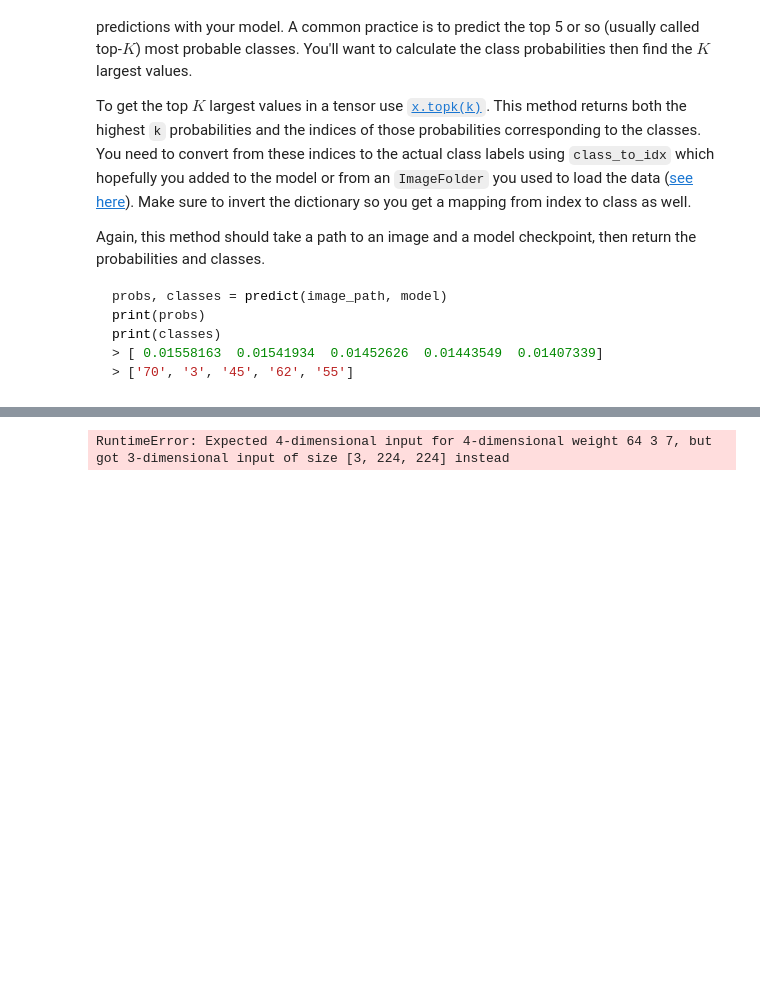
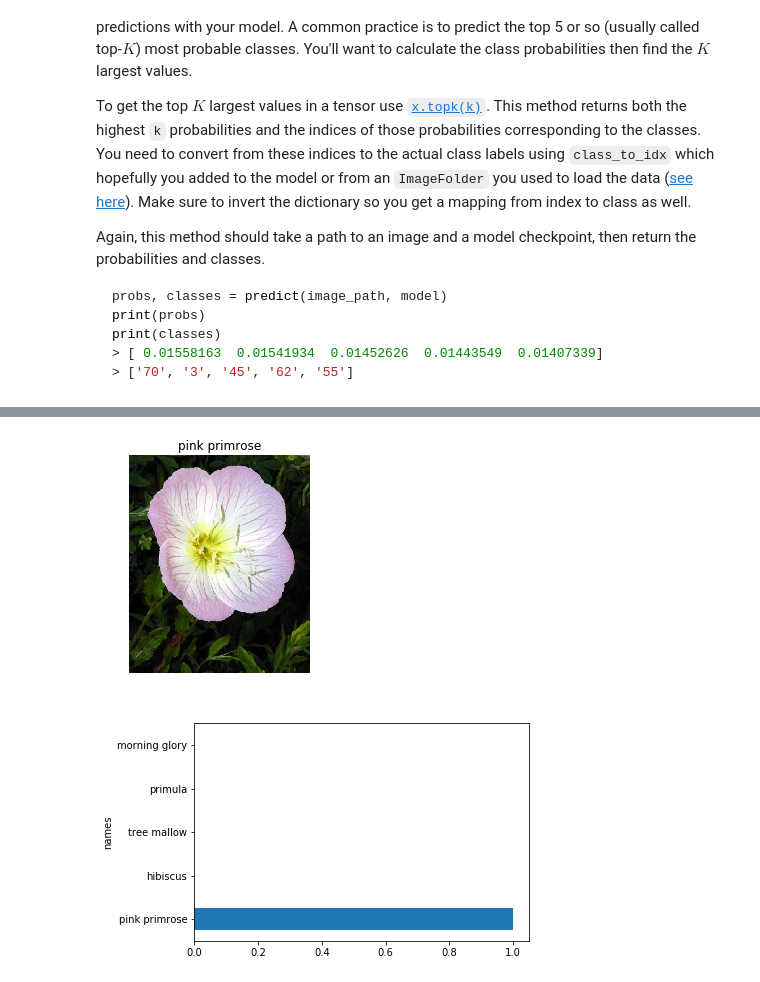
Before and after one commit to MohammadA7/image-classifier, a Jupyter notebook: Image Classifier Project.ipynb, the cells around one changed output, grey strips where cells are left out. Drawn from its saved outputs; the diff is of its cells as text; code cells hidden in the pictures; blank space fills up the shorter version.

````diff
--- a/Image Classifier Project.ipynb
+++ b/Image Classifier Project.ipynb
@@ -38,8 +39,8 @@ train_dir = data_dir + '/train'
 valid_dir = data_dir + '/valid'
 test_dir = data_dir + '/test'
 # %%
-train_transforms = transforms.Compose([transforms.RandomResizedCrop (224),
-#                                      transforms.RandomCrop(224),
+train_transforms = transforms.Compose([transforms.RandomRotation(30),
+                                     transforms.RandomResizedCrop (224),
                                      transforms.RandomHorizontalFlip(),
                                      transforms.ToTensor(),
                                      transforms.Normalize([0.485, 0.456, 0.406],
@@ -59,9 +60,9 @@ test_image_datasets = datasets.ImageFolder(test_dir, transform=valid_test_transf
 
 train_data_loaders = torch.utils.data.DataLoader(dataset=train_image_datasets,batch_size=64,shuffle=True)
 
-valid_data_loaders = torch.utils.data.DataLoader(dataset=valid_image_datasets,batch_size=64)
+valid_data_loaders = torch.utils.data.DataLoader(dataset=valid_image_datasets,batch_size=32)
 
-test_data_loaders = torch.utils.data.DataLoader(dataset=test_image_datasets,batch_size=64)
+test_data_loaders = torch.utils.data.DataLoader(dataset=test_image_datasets,batch_size=24)
 # %% [markdown]
 ### Label mapping
 
@@ -187,6 +188,7 @@ Epoch: 15/15..  Training Loss: 0.386..  Validation Loss: 0.197..  Accuracy: 94.5
 It's good practice to test your trained network on test data, images the network has never seen either in training or validation. This will give you a good estimate for the model's performance on completely new images. Run the test images through the network and measure the accuracy, the same way you did validation. You should be able to reach around 70% accuracy on the test set if the model has been trained well.
 # %%
 with torch.no_grad():
+    device = torch.device("cuda:0" if torch.cuda.is_available() else "cpu")
     accuracy = 0
     model.eval()
     test_loss = 0
@@ -198,5 +200,5 @@ with torch.no_grad():
         top_p, top_class = preds.topk(1, dim=1)
         equals = top_class == labels.view(*top_class.shape)
         accuracy += torch.mean(equals.type(torch.FloatTensor))
-    print("Accuracy: {:.3f}".format((accuracy/len(valid_data_loaders))*100) )
+    print("Accuracy: {:.3f}".format((accuracy/len(test_data_loaders))*100) )
 # %% [output]
@@ -293,9 +293,9 @@ def process_image(image):
     std = np.array([0.229, 0.224, 0.225])
     np_image = (np_image - means) / std
 
-    transpose_image = np_image.transpose(2,0,1)
+    transpose_image = np_image.transpose((2,0,1))
 
-    return torch.from_numpy(transpose_image)
+    return torch.from_numpy(transpose_image).to(device)
 # %% [markdown]
 To check your work, the function below converts a PyTorch tensor and displays it in the notebook. If your `process_image` function works, running the output through this function should return the original image (except for the cropped out portions).
 # %%
@@ -338,15 +336,23 @@ print(classes)
 > ['70', '3', '45', '62', '55']
 ```
 # %%
+idx_to_class = {value: key for key, value in train_image_datasets.class_to_idx.items()}
+
 def predict(image_path, model, topk=5):
     ''' Predict the class (or classes) of an image using a trained deep learning model.
     '''
     image = Image.open(image_path)
+
     preprocess_image = process_image(image)
+    preprocess_image = preprocess_image.unsqueeze_(0)
+    preprocess_image = preprocess_image.float()
+
+    model.to(device)
+
     log_ps = model(preprocess_image)
     ps = torch.exp(log_ps)
-    top_p, top_class = ps.topk(topk, dim=1)
-
+    top_p, top_index = ps.topk(topk, dim=1)
+    top_class = [idx_to_class[index] for index in top_index[0].tolist()]
     return top_p, top_class
 # %% [markdown]
 ## Sanity Checking
@@ -356,14 +362,21 @@ Now that you can use a trained model for predictions, check to make sure it make
 <img src='assets/inference_example.png' width=300px>
 
 You can convert from the class integer encoding to actual flower names with the `cat_to_name.json` file (should have been loaded earlier in the notebook). To show a PyTorch tensor as an image, use the `imshow` function defined above.
-# %%
-# idx_to_class = {value: key for key, value in class_to_idx.items()}
-image_path = "flower_data/test/102/image_08004.jpg"
-image_class =  102
-
-probs, classes = predict(image_path, model)
-
-fig, ax = plt.subplots()
-ax.barh(classes,probs)
-# %% [output]
-RuntimeError: Expected 4-dimensional input for 4-dimensional weight 64 3 7, but got 3-dimensional input of size [3, 224, 224] instead
+# %%
+image_path = "flower_data\\test\\1\\image_06743.jpg"
+image_class =  1
+image = Image.open(image_path)
+
+probs, classes = predict(image_path, model)
+
+names = [cat_to_name[str(item)] for item in classes]
+probs_names_df = pd.DataFrame({'names': names, 'probs': probs[0].tolist()})
+
+plt.imshow(image)
+plt.axis('off')
+plt.title(cat_to_name[str(image_class)]);
+
+probs_names_df.plot(kind='barh',x='names',legend=False);
+# %% [output]
+[figure, added]
+[figure, added]
````
Also changed, not shown: parts of 5 cells of this notebook.
